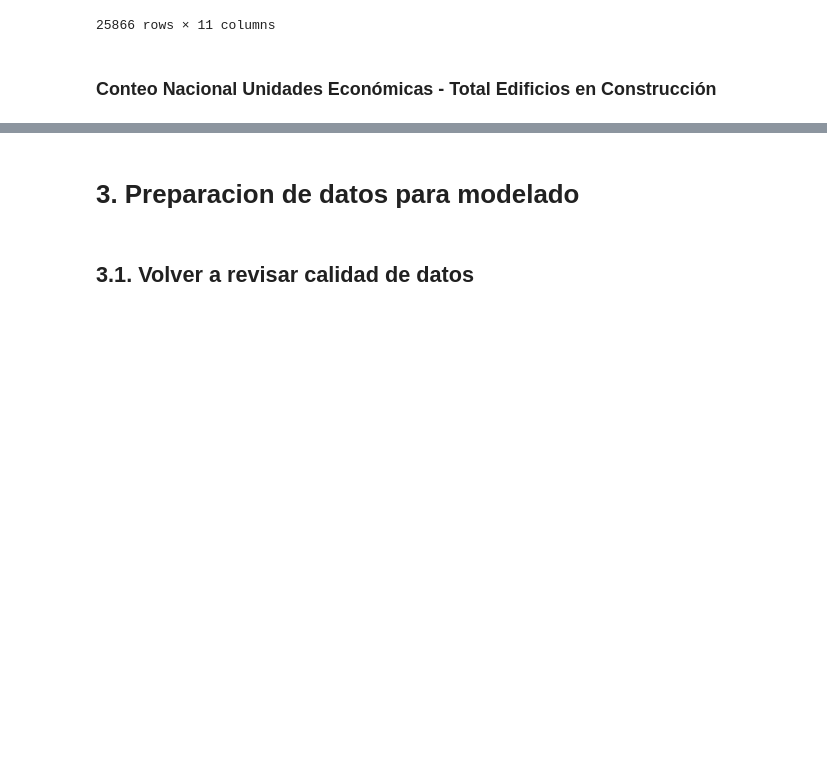
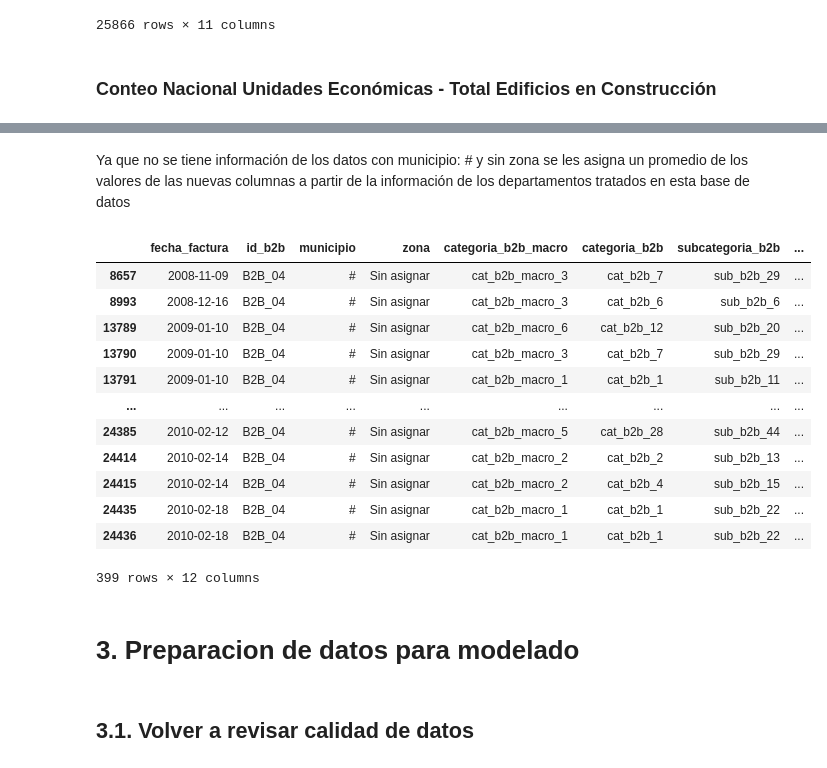
Before and after one commit to VVDataInsights/Reto_Corona, a Jupyter notebook: modeloB2B.ipynb, the cells around one changed output, grey strips where cells are left out. Saved outputs shown, nothing was run; the diff lists cells and outputs as text; code cells hidden in the pictures; blank space fills up the shorter version.

```diff
--- a/modeloB2B.ipynb
+++ b/modeloB2B.ipynb
@@ -734,0 +749,2 @@ df_B2B.sample(10)
+# %% [markdown]
+Ya que no se tiene información de los datos con municipio: # y sin zona se les asigna un promedio de los valores de las nuevas columnas a partir de la información de los departamentos tratados en esta base de datos
@@ -735,3 +762,19 @@ df_B2B.sample(10)
+# %%
+df_B2B[df_B2B['municipio'] == '#']
+# %% [output]
+|  | fecha_factura | id_b2b | municipio | zona | categoria_b2b_macro | categoria_b2b | subcategoria_b2b | ... |
+| 8657 | 2008-11-09 | B2B_04 | # | Sin asignar | cat_b2b_macro_3 | cat_b2b_7 | sub_b2b_29 | ... |
+| 8993 | 2008-12-16 | B2B_04 | # | Sin asignar | cat_b2b_macro_3 | cat_b2b_6 | sub_b2b_6 | ... |
+| 13789 | 2009-01-10 | B2B_04 | # | Sin asignar | cat_b2b_macro_6 | cat_b2b_12 | sub_b2b_20 | ... |
+| 13790 | 2009-01-10 | B2B_04 | # | Sin asignar | cat_b2b_macro_3 | cat_b2b_7 | sub_b2b_29 | ... |
+| 13791 | 2009-01-10 | B2B_04 | # | Sin asignar | cat_b2b_macro_1 | cat_b2b_1 | sub_b2b_11 | ... |
+| ... | ... | ... | ... | ... | ... | ... | ... | ... |
+| 24385 | 2010-02-12 | B2B_04 | # | Sin asignar | cat_b2b_macro_5 | cat_b2b_28 | sub_b2b_44 | ... |
+| 24414 | 2010-02-14 | B2B_04 | # | Sin asignar | cat_b2b_macro_2 | cat_b2b_2 | sub_b2b_13 | ... |
+| 24415 | 2010-02-14 | B2B_04 | # | Sin asignar | cat_b2b_macro_2 | cat_b2b_4 | sub_b2b_15 | ... |
+| 24435 | 2010-02-18 | B2B_04 | # | Sin asignar | cat_b2b_macro_1 | cat_b2b_1 | sub_b2b_22 | ... |
+| 24436 | 2010-02-18 | B2B_04 | # | Sin asignar | cat_b2b_macro_1 | cat_b2b_1 | sub_b2b_22 | ... |
+399 rows × 12 columns
 # %% [markdown]
 # 3. Preparacion de datos para modelado
 # %% [markdown]
```
Also changed, not shown: parts of 10 cells of this notebook.
